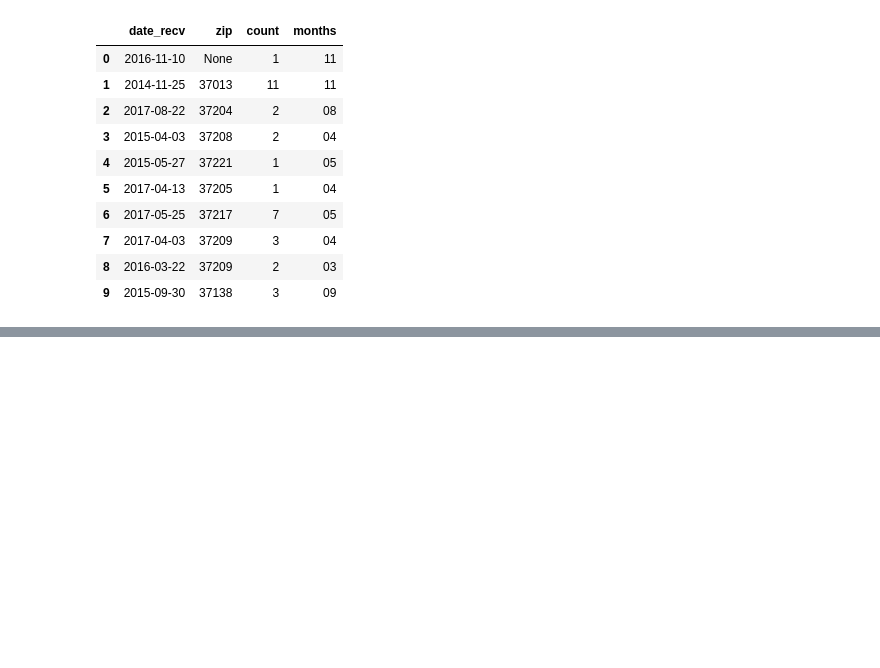
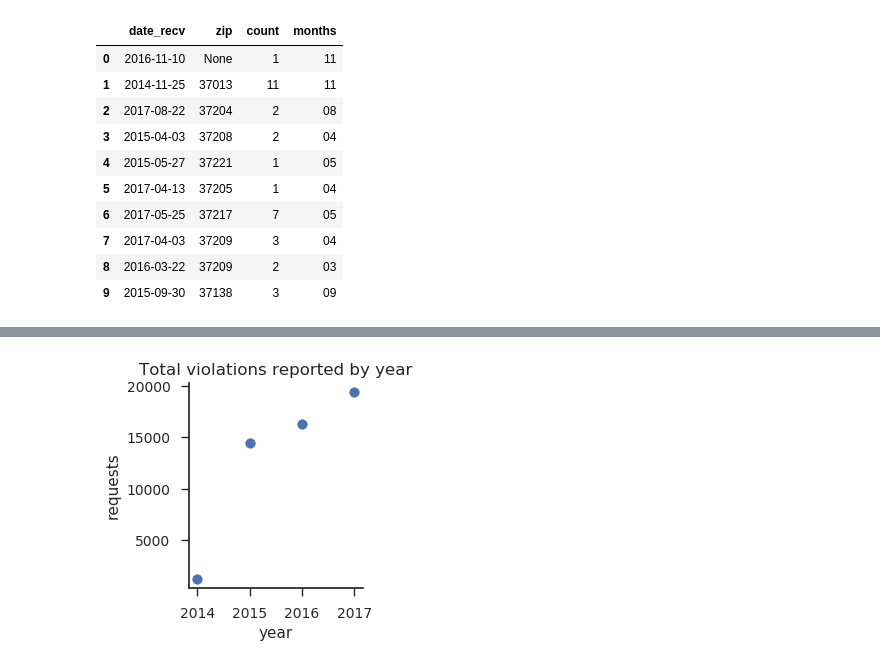
Before and after one commit to DataScienceBS/data-question-2-tornado-bombers, a Jupyter notebook: DQ2_SQL into Python.ipynb, the cells around one changed output, grey strips where cells are left out. Drawn from its saved outputs; the diff is of its cells as text; code cells hidden in the pictures; blank space fills up the shorter version.

```diff
--- a/DQ2_SQL into Python.ipynb
+++ b/DQ2_SQL into Python.ipynb
@@ -805,0 +886,16 @@ plt.show()
+# %%
+sql_vio_by_year = connection.execute("SELECT date_recv, count(request_no) from property_standards_violations group by date_recv, request_no")
+vio_by_year = DataFrame(sql_vio_by_year.fetchall())
+vio_by_year.columns = ('date_recv','requests')
+vio_by_year['year'] = vio_by_year['date_recv'].astype(str).str[0:4]
+vio_by_year = vio_by_year.groupby('year').count()
+vio_by_year.reset_index(level=0, inplace=True)
+
+import seaborn as sns
+plot = sns.FacetGrid(vio_by_year)
+plot.map(plt.scatter,"year","requests")
+plt.xticks([2014,2015,2016,2017])
+plt.title('Total violations reported by year')
+plt.show()
+# %% [output]
+[figure, added]
```
Also changed, not shown: parts of 14 cells of this notebook, 1 other file.
